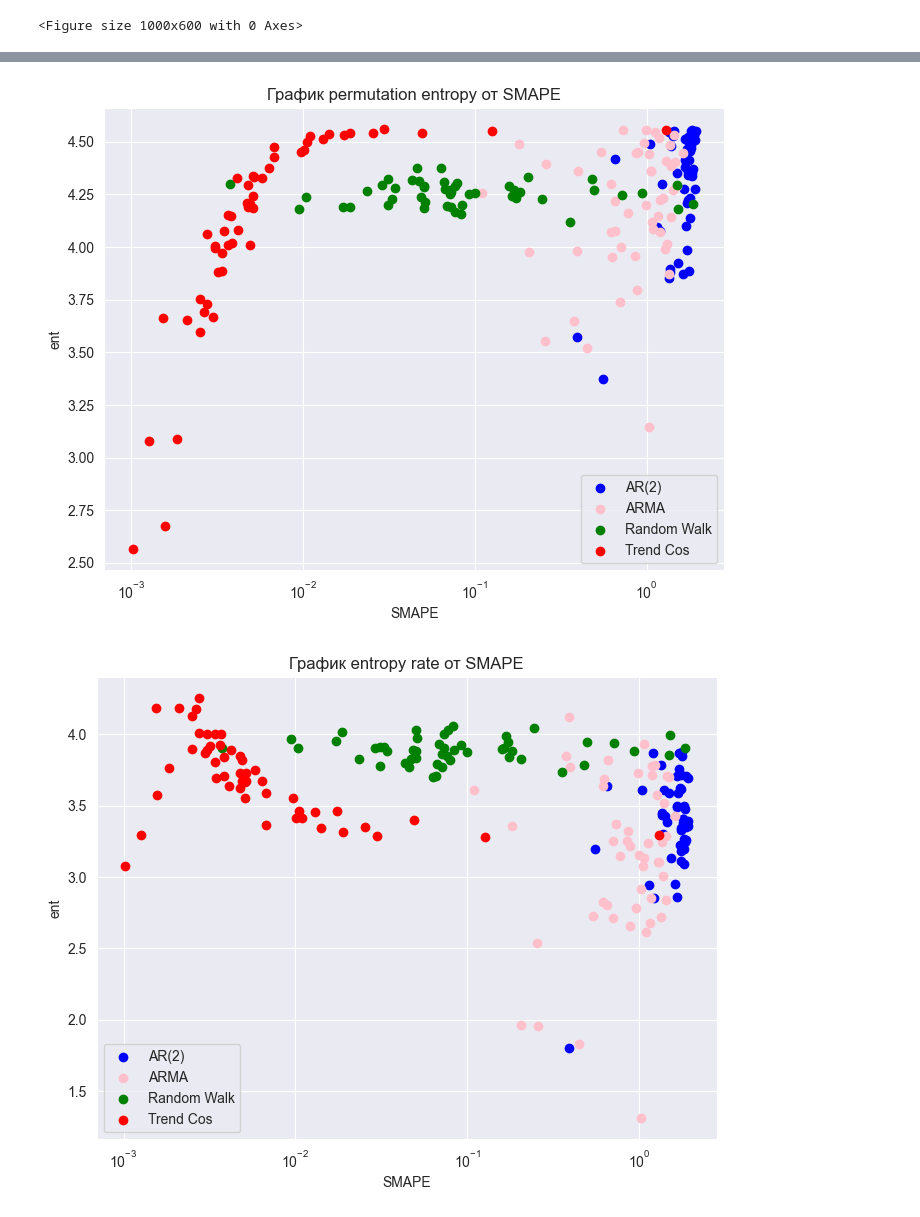
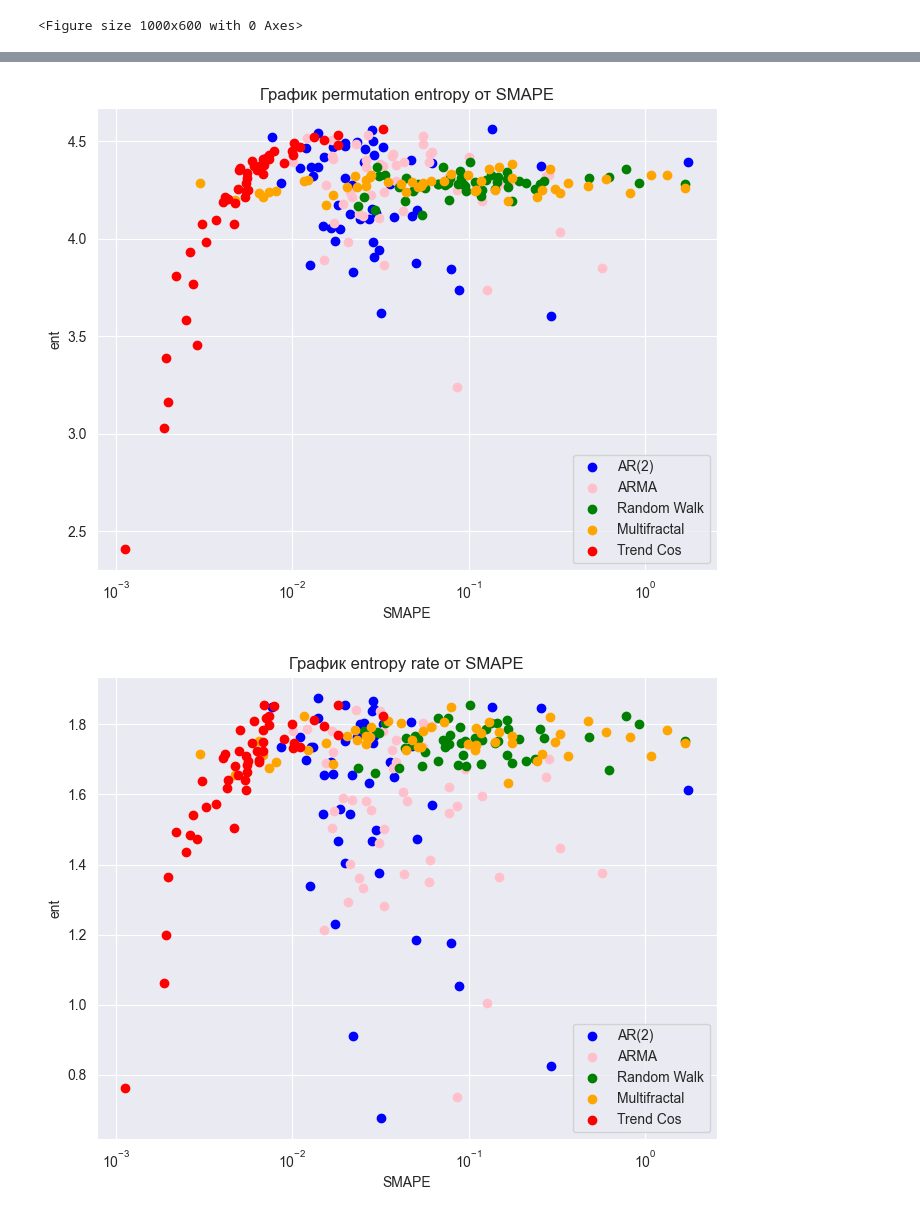
Before and after one commit to dynolab/predan, a Jupyter notebook: notebooks/check_entrpopy_rate.ipynb, the cells around one changed output, grey strips where cells are left out. Cells and saved outputs as stored; diff of their text form; code cells hidden in the pictures.

```diff
--- a/notebooks/check_entrpopy_rate.ipynb
+++ b/notebooks/check_entrpopy_rate.ipynb
@@ -29,14 +29,14 @@ def create_dataset_df(num_series=100000, series_length=1000):
     # Создание авторегрессионных временных рядов с малой памятью
     ar2_series = []
     for _ in range(num_series):
-        time_series = generate_arma(p=2, q=0, n=series_length)
+        time_series = np.random.randint(-100, 100) + generate_arma(p=2, q=0, n=series_length)
         ar2_series.append(time_series)
     dataset['ar2'] = pd.DataFrame(ar2_series)
 
     # Создание авторегрессионных временных рядов с большой памятью
     arma_series = []
     for _ in range(num_series):
-        time_series = generate_arma(p=10, q=5, n=series_length)
+        time_series = np.random.randint(-100, 100) + generate_arma(p=10, q=5, n=series_length)
         arma_series.append(time_series)
     dataset['arma'] = pd.DataFrame(arma_series)
 
@@ -62,7 +62,7 @@ def create_dataset_df(num_series=100000, series_length=1000):
     for _ in range(num_series):
         time_series = np.random.uniform(low=-50, high=50) + generate_rw(series_length)
         rand_wolk_series.append(time_series)
-    dataset['random_walk'] = pd.DataFrame(multifractal_series)
+    dataset['random_walk'] = pd.DataFrame(rand_wolk_series)
 
     return dataset, pd.DataFrame(ts_n_series)
 
@@ -238,11 +251,11 @@ def make_forecast(dataset, forecast_func, forecast_length):
 
     return forecasted_dataset
 # %%
-predictions = {"ar2": make_forecast(dataset_df["ar2"], ar2_forecast, 20),
-               "arma": make_forecast(dataset_df["arma"], arma_forecast, 20),
-               "multifractal": make_forecast(dataset_df["multifractal"], naive_forecast, 20),
-               "random_walk": make_forecast(dataset_df["random_walk"], naive_forecast, 20),
-               "trend_cos": trend_series_wo_noise.iloc[:, [i for i in range(trend_series_wo_noise.shape[1] - 20, trend_series_wo_noise.shape[1])]]}
+predictions = {"ar2": make_forecast(dataset_df["ar2"], ar2_forecast, 30),
+               "arma": make_forecast(dataset_df["arma"], arma_forecast, 30),
+               "multifractal": make_forecast(dataset_df["multifractal"], naive_forecast, 30),
+               "random_walk": make_forecast(dataset_df["random_walk"], naive_forecast, 30),
+               "trend_cos": trend_series_wo_noise.iloc[:, [i for i in range(trend_series_wo_noise.shape[1] - 30, trend_series_wo_noise.shape[1])]]}
 # %%
 from sklearn.metrics import mean_squared_error
 
@@ -295,7 +308,7 @@ plt.figure(figsize=(8, 6))
 plt.scatter(metrics_df['ar2']['SMAPE'], characteristics_df["ar2_perm_ent4"], color='blue', label='AR(2)')
 plt.scatter(metrics_df['arma']['SMAPE'], characteristics_df["arma_perm_ent4"], color='pink', label='ARMA')
 plt.scatter(metrics_df['random_walk']['SMAPE'], characteristics_df["random_walk_perm_ent4"], color='green', label='Random Walk')
-#plt.scatter(metrics_df['multifractal']['SMAPE'], characteristics_df["multifractal_ent_rate4"], color='orange', label='Multifractal')
+plt.scatter(metrics_df['multifractal']['SMAPE'], characteristics_df["multifractal_perm_ent4"], color='orange', label='Multifractal')
 plt.scatter(metrics_df['trend_cos']['SMAPE'], characteristics_df["trend_cos_perm_ent4"], color='red', label='Trend Cos')
 plt.title('График permutation entropy от SMAPE')
 plt.xlabel('SMAPE')
@@ -305,23 +318,23 @@ plt.grid(True)
 plt.legend()
 plt.show()
 # %% [output]
-[figure, old version]
+[figure, new version]
 # %%
 plt.figure(figsize=(8, 6))
 plt.scatter(metrics_df['ar2']['SMAPE'], characteristics_df["ar2_ent_rate4"], color='blue', label='AR(2)')
 plt.scatter(metrics_df['arma']['SMAPE'], characteristics_df["arma_ent_rate4"], color='pink', label='ARMA')
 plt.scatter(metrics_df['random_walk']['SMAPE'], characteristics_df["random_walk_ent_rate4"], color='green', label='Random Walk')
-#plt.scatter(metrics_df['multifractal']['SMAPE'], characteristics_df["multifractal_ent_rate4"], color='orange', label='Multifractal')
+plt.scatter(metrics_df['multifractal']['SMAPE'], characteristics_df["multifractal_ent_rate4"], color='orange', label='Multifractal')
 plt.scatter(metrics_df['trend_cos']['SMAPE'], characteristics_df["trend_cos_ent_rate4"], color='red', label='Trend Cos')
 plt.title('График entropy rate от SMAPE')
 plt.xlabel('SMAPE')
 plt.ylabel('ent')
 plt.semilogx()
 plt.grid(True)
 plt.legend()
 plt.show()
 # %% [output]
-[figure, old version]
+[figure, new version]
 # %%
 plt.figure(figsize=(8, 6))
 plt.scatter(metrics_df['ar2']['MASE'], characteristics_df["ar2_ent_rate4"], color='blue', label='AR(2)')
```
Also changed, not shown: parts of 30 cells of this notebook, 11 other files.
